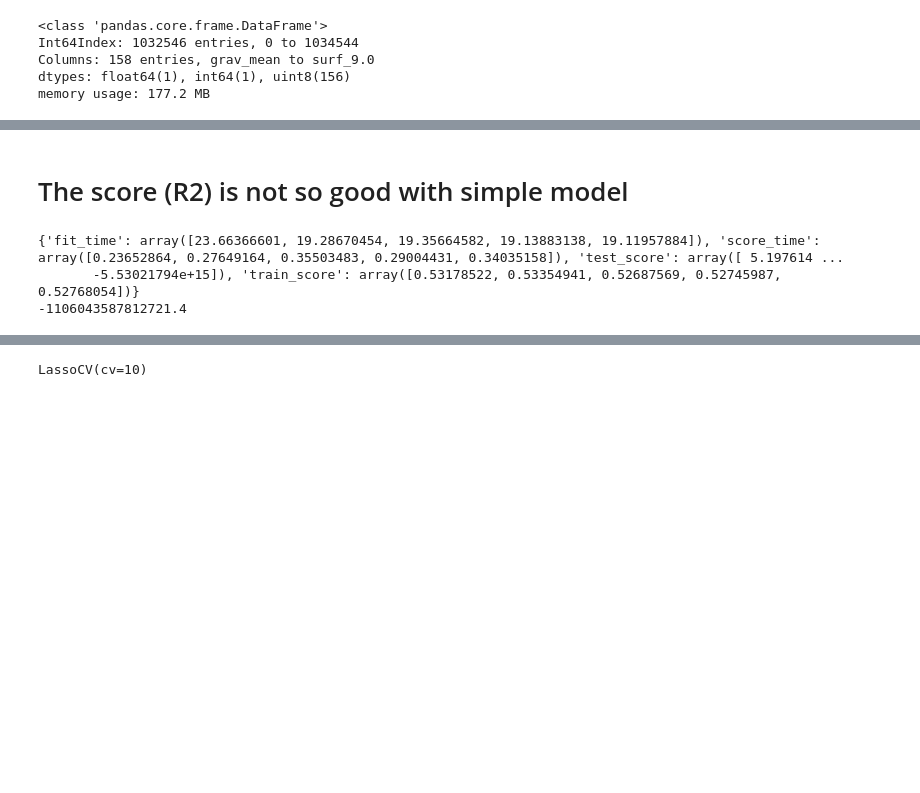
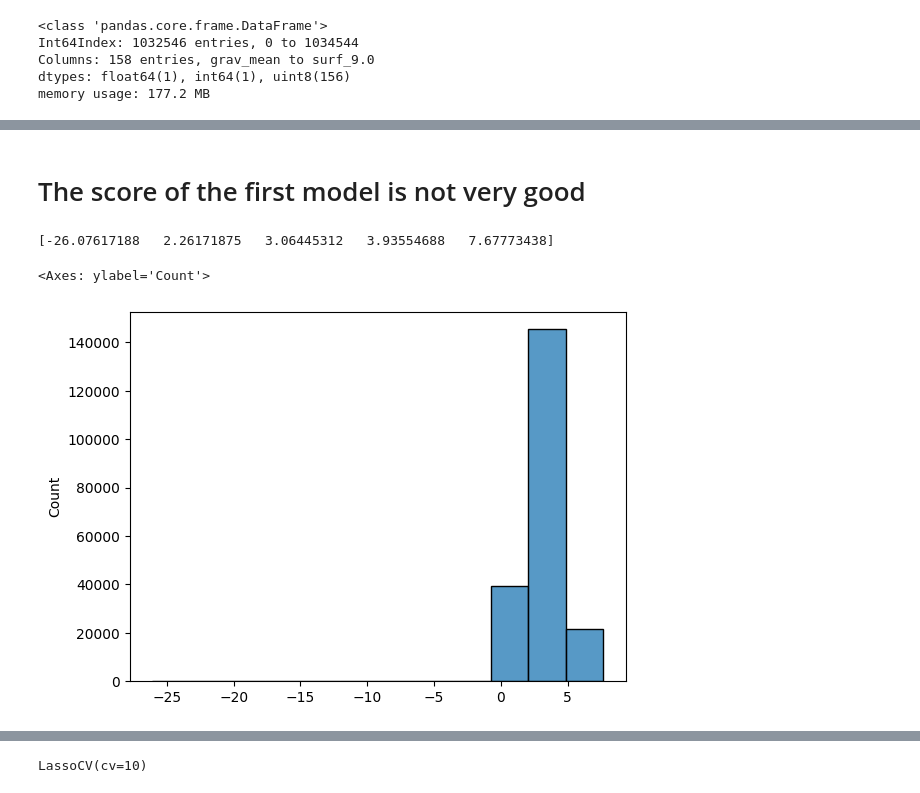
Before and after one commit to trungsi/DS-project---Road-accidents-in-France, a Jupyter notebook: Linear_regressions.ipynb, the cells around one changed output, grey strips where cells are left out. Cells and saved outputs as stored; diff of their text form; code cells hidden in the pictures; blank space fills up the shorter version.

Commit message:
Rerun the model to get updated score and add comments on results

```diff
--- a/Linear_regressions.ipynb
+++ b/Linear_regressions.ipynb
@@ -161,12 +177,10 @@ Coefficient of determination of the model on test data: 0.5408991194317183
 # %% [markdown]
-# The score (R2) is not so good with simple model
+# The score of the first model is not very good
-# %%
-from sklearn.model_selection import cross_val_predict, cross_val_score, cross_validate
-
-scores = cross_validate(slr, X_train, y_train, cv=5, return_train_score=True)
-print(scores)
-print(scores['test_score'].mean())
-# %% [output]
-{'fit_time': array([23.66366601, 19.28670454, 19.35664582, 19.13883138, 19.11957884]), 'score_time': array([0.23652864, 0.27649164, 0.35503483, 0.29004431, 0.34035158]), 'test_score': array([ 5.197614 ...
-       -5.53021794e+15]), 'train_score': array([0.53178522, 0.53354941, 0.52687569, 0.52745987, 0.52768054])}
--1106043587812721.4
+# %%
+import numpy as np
+print(np.percentile(y_test_pred, q=[0, 25, 50, 75, 100]))
+sns.histplot(y_test_pred, bins=12)
+# %% [output]
+[-26.07617188   2.26171875   3.06445312   3.93554688   7.67773438]
+<Axes: ylabel='Count'>
+[figure, added]
```
Also changed, not shown: parts of 23 cells of this notebook.
